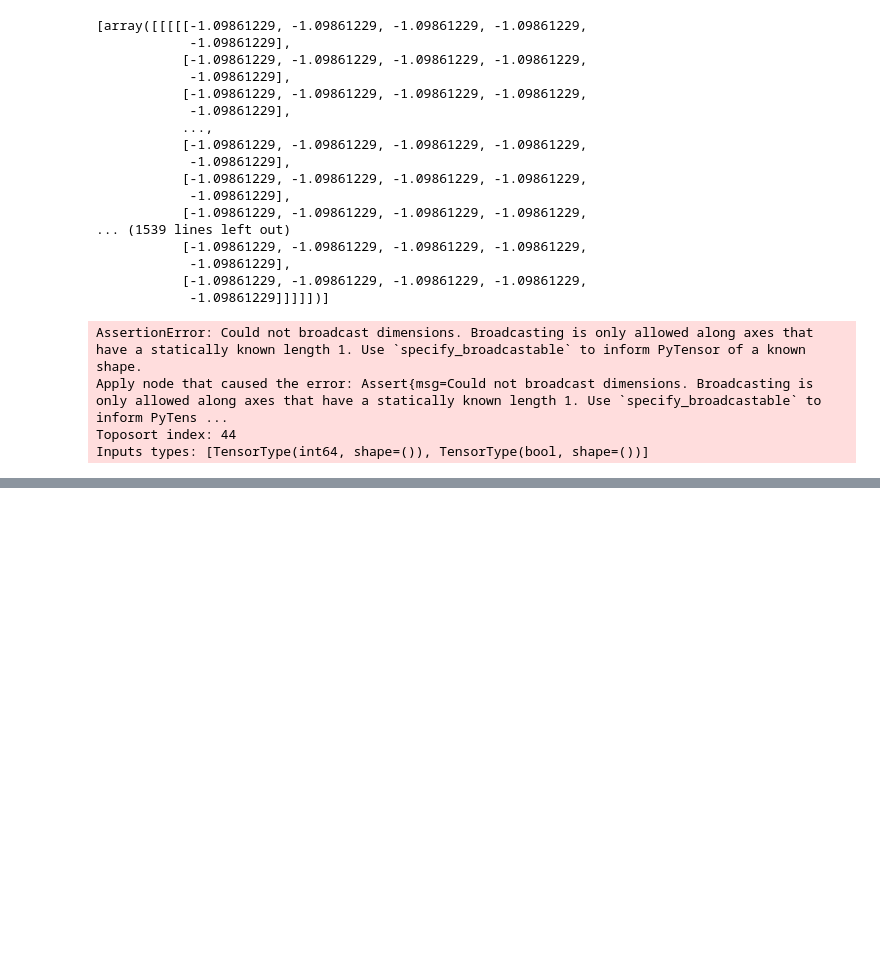
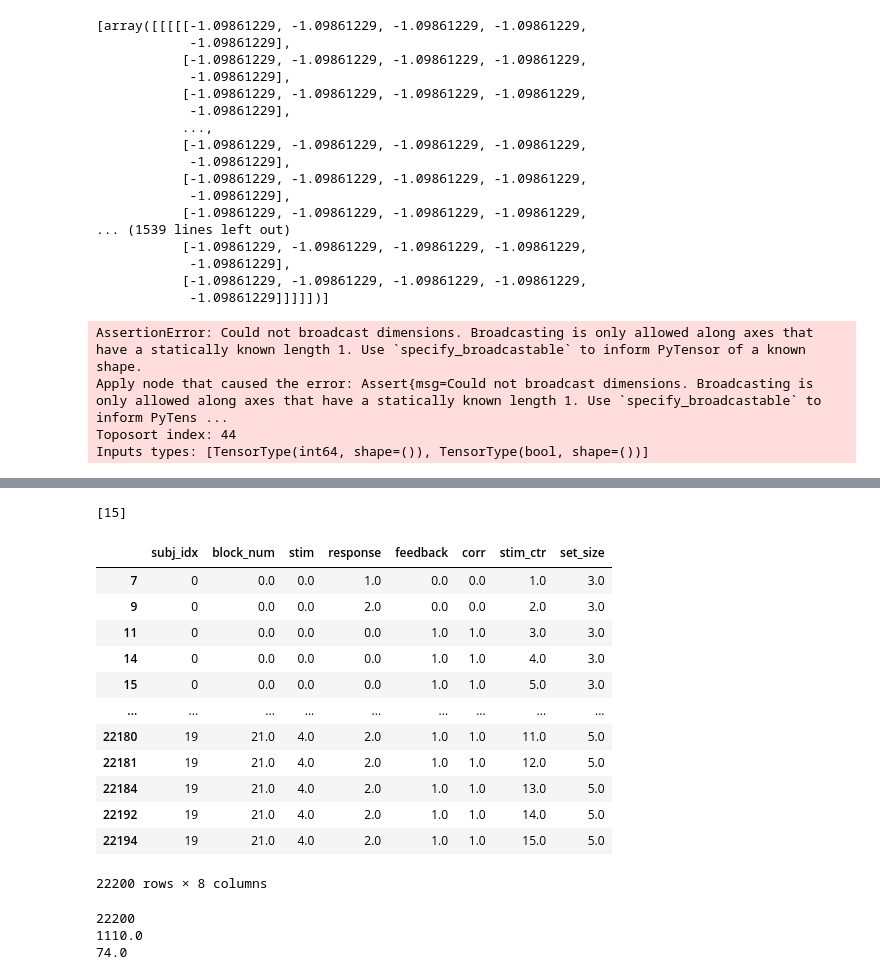
Before and after one commit to TheLemonPig/RL-SSM, a Jupyter notebook: rlwm_testing.ipynb, the cells around one changed output, grey strips where cells are left out. Cells and saved outputs as stored; diff of their text form; code cells hidden in the pictures; blank space fills up the shorter version.

```diff
--- a/rlwm_testing.ipynb
+++ b/rlwm_testing.ipynb
@@ -236,0 +648,32 @@ Inputs types: [TensorType(int64, shape=()), TensorType(bool, shape=())]
+# %%
+print(df[['subj_idx','block_num','stim']].value_counts().unique())
+# %% [output]
+[15]
+# %%
+df = df.sort_values(['subj_idx','block_num','stim'])
+df
+# %% [output]
+|  | subj_idx | block_num | stim | response | feedback | corr | stim_ctr | set_size |
+| 7 | 0 | 0.0 | 0.0 | 1.0 | 0.0 | 0.0 | 1.0 | 3.0 |
+| 9 | 0 | 0.0 | 0.0 | 2.0 | 0.0 | 0.0 | 2.0 | 3.0 |
+| 11 | 0 | 0.0 | 0.0 | 0.0 | 1.0 | 1.0 | 3.0 | 3.0 |
+| 14 | 0 | 0.0 | 0.0 | 0.0 | 1.0 | 1.0 | 4.0 | 3.0 |
+| 15 | 0 | 0.0 | 0.0 | 0.0 | 1.0 | 1.0 | 5.0 | 3.0 |
+| ... | ... | ... | ... | ... | ... | ... | ... | ... |
+| 22180 | 19 | 21.0 | 4.0 | 2.0 | 1.0 | 1.0 | 11.0 | 5.0 |
+| 22181 | 19 | 21.0 | 4.0 | 2.0 | 1.0 | 1.0 | 12.0 | 5.0 |
+| 22184 | 19 | 21.0 | 4.0 | 2.0 | 1.0 | 1.0 | 13.0 | 5.0 |
+| 22192 | 19 | 21.0 | 4.0 | 2.0 | 1.0 | 1.0 | 14.0 | 5.0 |
+| 22194 | 19 | 21.0 | 4.0 | 2.0 | 1.0 | 1.0 | 15.0 | 5.0 |
+22200 rows × 8 columns
+# %%
+print(df.shape[0])
+n_participants = len(df['subj_idx'].unique())
+print(df.shape[0] / n_participants)
+n_blocks = len(df['block_num'].unique())
+n_trials_per_stimuli = 15
+print(df.shape[0] / n_participants / n_trials_per_stimuli)
+# %% [output]
+22200
+1110.0
+74.0
```
Also changed, not shown: parts of 28 cells of this notebook.
